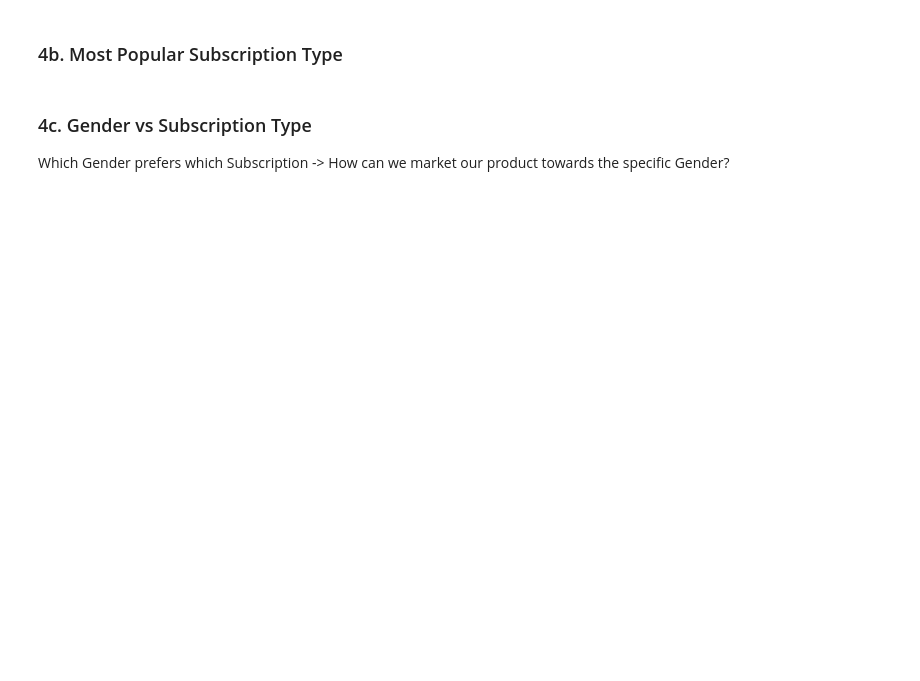
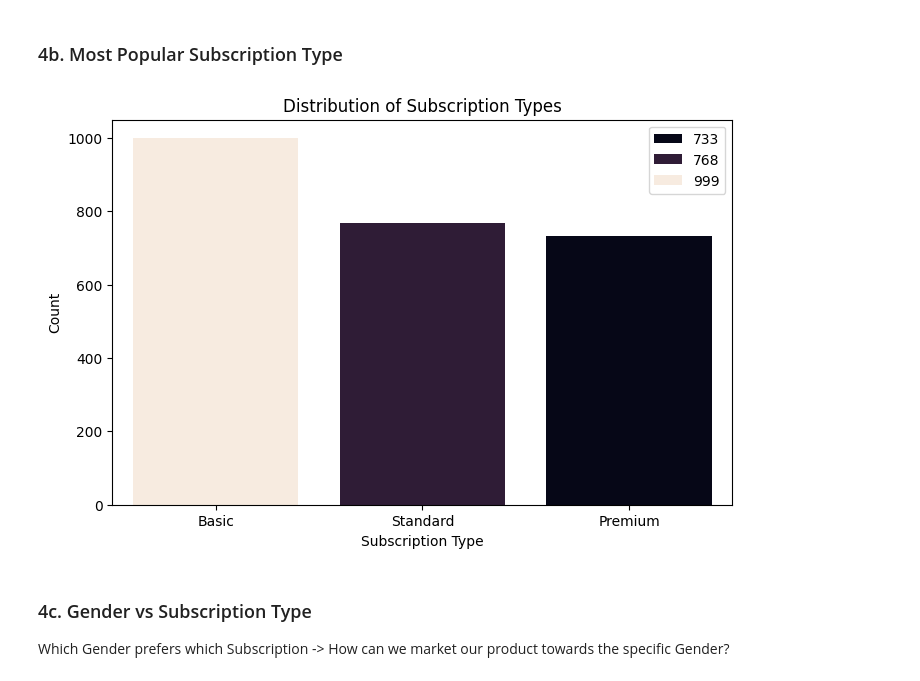
Before and after one commit to mumnsa/Manasa-s_DAC_Curriculum, a Jupyter notebook: DAC-002_EDA/DAC-002_EDA_Tutorial_Student.ipynb, the cells around one changed output. Cells and saved outputs as stored; diff of their text form; code cells hidden in the pictures; blank space fills up the shorter version.

```diff
--- a/DAC-002_EDA/DAC-002_EDA_Tutorial_Student.ipynb
+++ b/DAC-002_EDA/DAC-002_EDA_Tutorial_Student.ipynb
@@ -132,18 +240,20 @@ plt.show()
 ### 4b. Most Popular Subscription Type
 # %%
 ## Count of each Subscription Type
-subscription_counts = df[''].value_counts()
+subscription_counts = df['Subscription Type'].value_counts()
 
 # Bar Plot of the distribution
 plt.figure(figsize = (8,5))
-sns.barplot(x = subscription_counts.index, y = subscription_counts.values, hue = subscription_counts.values, palette = "viridis")
+sns.barplot(x = subscription_counts.index, y = subscription_counts.values, hue = subscription_counts.values, palette = "rocket")
 # You may exclude the hue field, seaborn will auto assign your x variable to be your hue
 
 # Set the labels
 plt.title('Distribution of Subscription Types')
 plt.xlabel('Subscription Type')
 plt.ylabel('Count')
 plt.show()
+# %% [output]
+[figure, added]
 # %% [markdown]
 ### 4c. Gender vs Subscription Type
 Which Gender prefers which Subscription -> How can we market our product towards the specific Gender?
```
Also changed, not shown: parts of 28 cells of this notebook.
